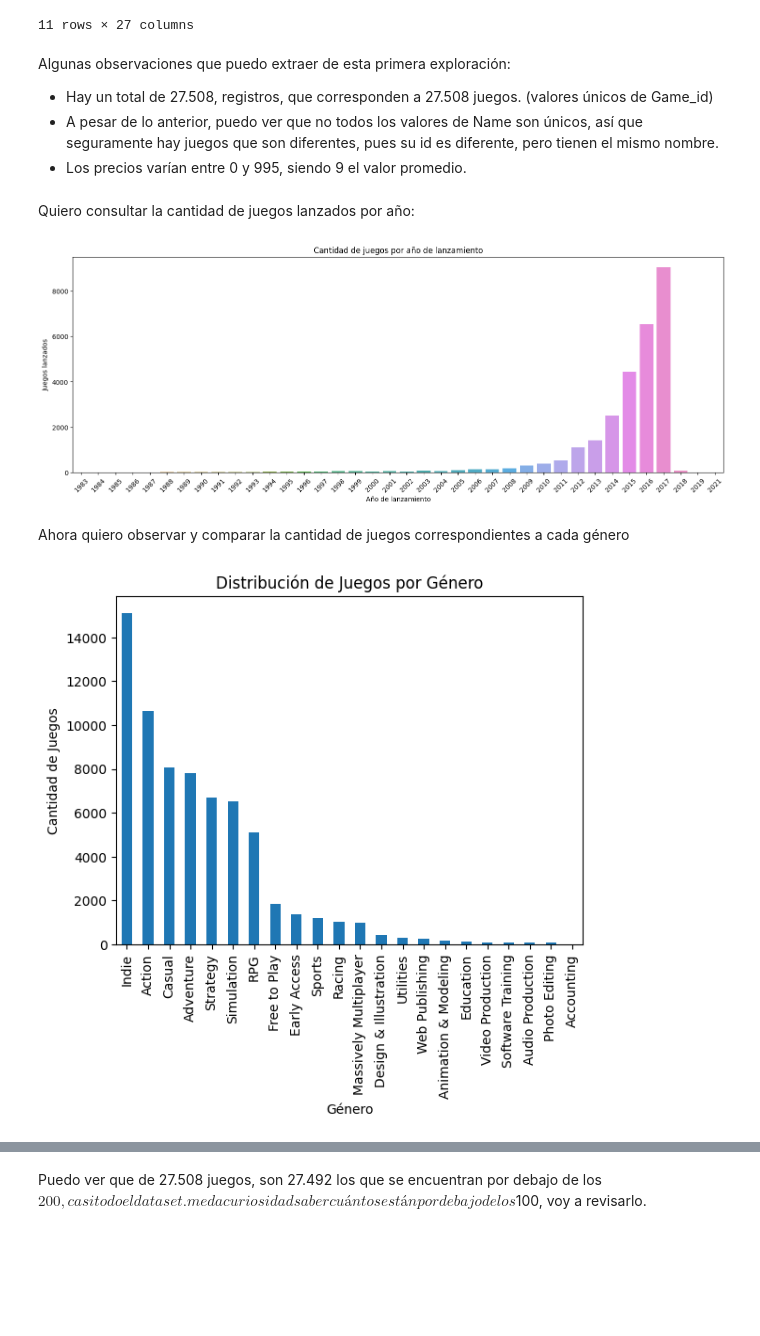
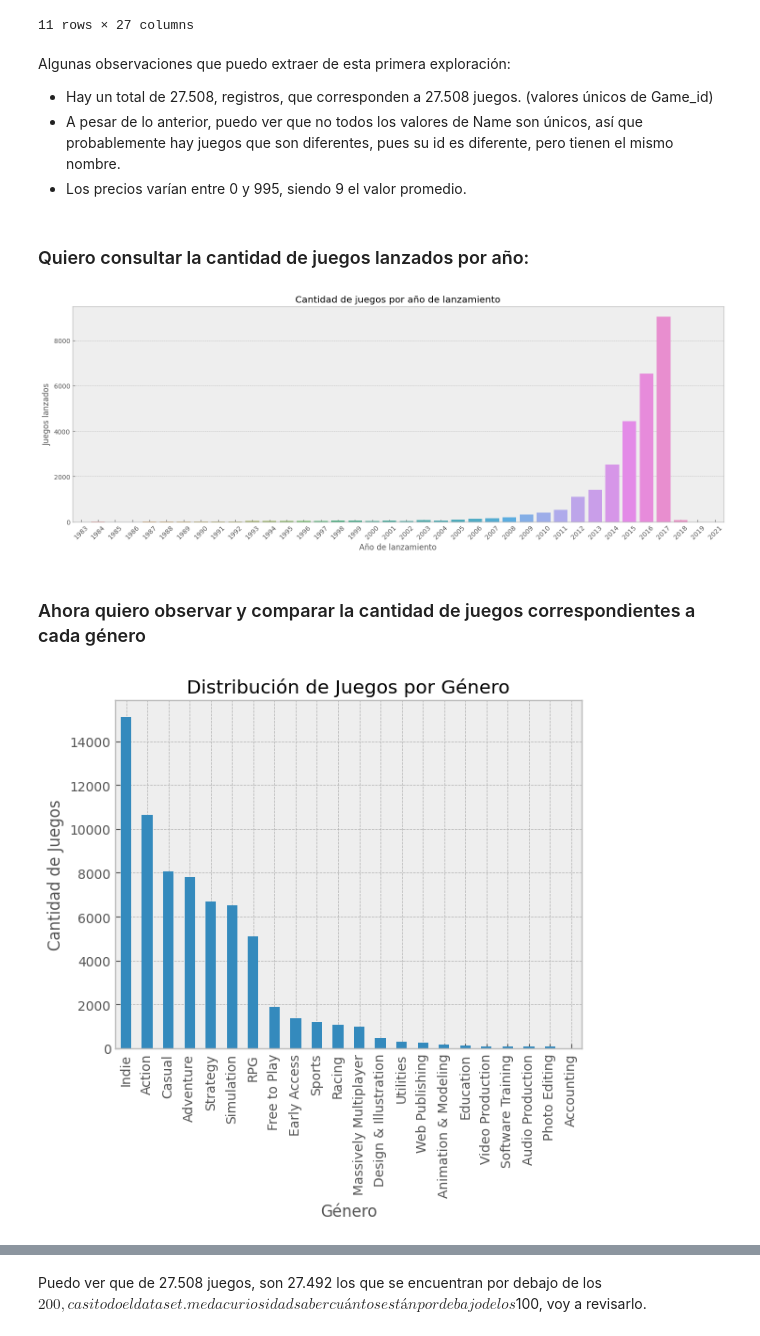
Before and after one commit to anapmaya/PI1_Henry_MLOPS, a Jupyter notebook: EDA.ipynb, the cells around one changed output, grey strips where cells are left out. Drawn from its saved outputs; the diff is of its cells as text; code cells hidden in the pictures; blank space fills up the shorter version.

```diff
--- a/EDA.ipynb
+++ b/EDA.ipynb
@@ -57,22 +61,23 @@ df_games.describe(include='all')
 # %% [markdown]
 Algunas observaciones que puedo extraer de esta primera exploración:
 - Hay un total de 27.508, registros, que corresponden a 27.508 juegos. (valores únicos de Game_id)
-- A pesar de lo anterior, puedo ver que no todos los valores de Name son únicos, así que seguramente hay juegos que son diferentes, pues su id es diferente, pero tienen el mismo nombre.
+- A pesar de lo anterior, puedo ver que no todos los valores de Name son únicos, así que probablemente hay juegos que son diferentes, pues su id es diferente, pero tienen el mismo nombre.
 - Los precios varían entre 0 y 995, siendo 9 el valor promedio.
 # %% [markdown]
-Quiero consultar la cantidad de juegos lanzados por año:
+### Quiero consultar la cantidad de juegos lanzados por año:
 # %%
+plt.style.use('fast')
 plt.figure(figsize=(18,6))
 sns.countplot(data = df_games, x = "Release_year")
 plt.xticks(rotation=45)
 plt.ylabel('Juegos lanzados')
 plt.xlabel('Año de lanzamiento')
 plt.title('Cantidad de juegos por año de lanzamiento')
 plt.show()
 # %% [output]
-[figure, old version]
+[figure, new version]
 # %% [markdown]
-Ahora quiero observar y comparar la cantidad de juegos correspondientes a cada género
+### Ahora quiero observar y comparar la cantidad de juegos correspondientes a cada género
 # %%
 generos = df_games.drop(columns=['Name', 'Price', 'Game_id', 'Developer', 'Release_year'])
 generos.sum().sort_values(ascending=False).plot(kind='bar')
@@ -81,4 +86,4 @@ plt.ylabel('Cantidad de Juegos')
 plt.title('Distribución de Juegos por Género')
 plt.show()
 # %% [output]
-[figure, old version]
+[figure, new version]
```
Also changed, not shown: parts of 50 cells of this notebook.
